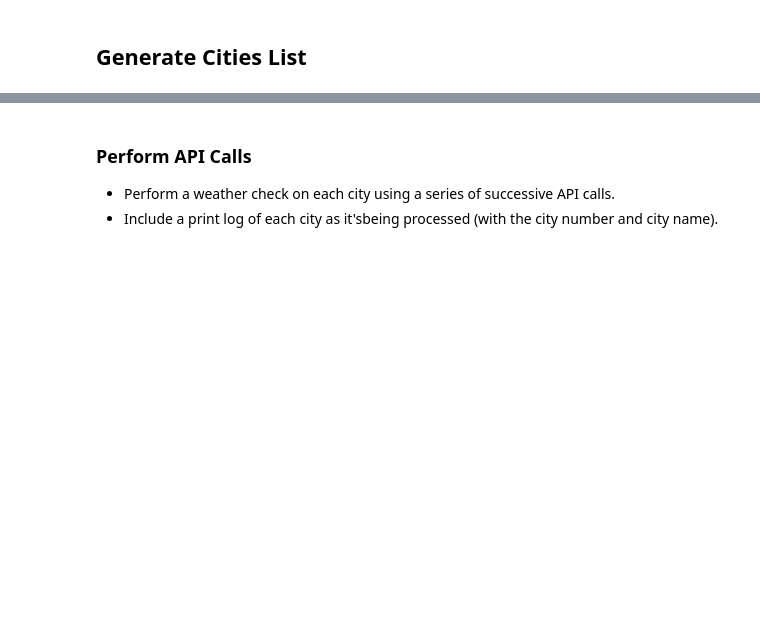
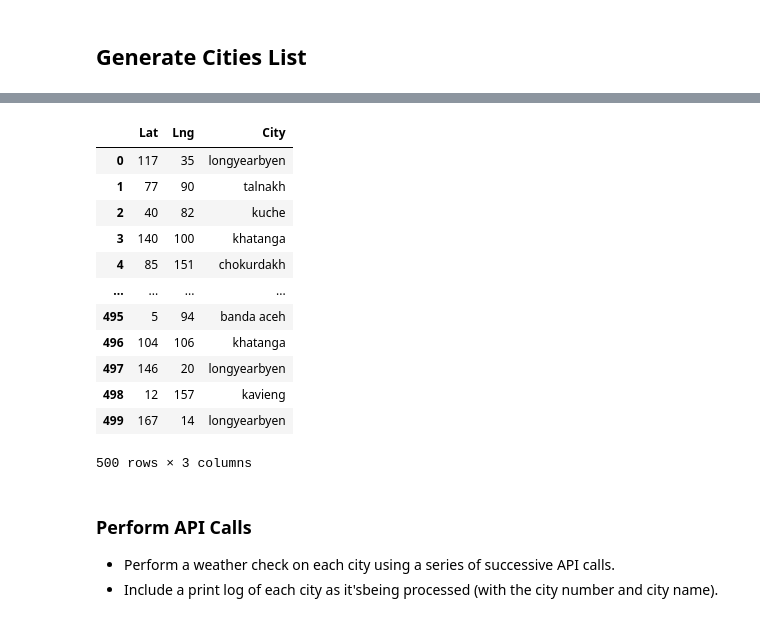
Before and after one commit to simoncastellanos9/python-api-challenge, a Jupyter notebook: WeatherPy/WeatherPy.ipynb, the cells around one changed output, grey strips where cells are left out. Drawn from its saved outputs; the diff is of its cells as text; code cells hidden in the pictures; blank space fills up the shorter version.

Commit message:
city list

```diff
--- a/WeatherPy/WeatherPy.ipynb
+++ b/WeatherPy/WeatherPy.ipynb
@@ -21,3 +18,33 @@ YOUR KEY HERE
+# %%
+latlst = []
+lnglst = []
+citylst = []
+for x in range(500):
+    lat = random.randint(180)
+    lng = random.randint(180)
+    city = citipy.nearest_city(lat,lng)
+    city = city.city_name
+    latlst.append(lat)
+    lnglst.append(lng)
+    citylst.append(city)
+cities_df = pd.DataFrame({'Lat' : latlst,
+                                'Lng' : lnglst,
+                                'City' : citylst})
+cities_df
+# %% [output]
+|  | Lat | Lng | City |
+| 0 | 117 | 35 | longyearbyen |
+| 1 | 77 | 90 | talnakh |
+| 2 | 40 | 82 | kuche |
+| 3 | 140 | 100 | khatanga |
+| 4 | 85 | 151 | chokurdakh |
+| ... | ... | ... | ... |
+| 495 | 5 | 94 | banda aceh |
+| 496 | 104 | 106 | khatanga |
+| 497 | 146 | 20 | longyearbyen |
+| 498 | 12 | 157 | kavieng |
+| 499 | 167 | 14 | longyearbyen |
+500 rows × 3 columns
 # %% [markdown]
 ### Perform API Calls
 * Perform a weather check on each city using a series of successive API calls.
```
Also changed, not shown: parts of 2 cells of this notebook.
